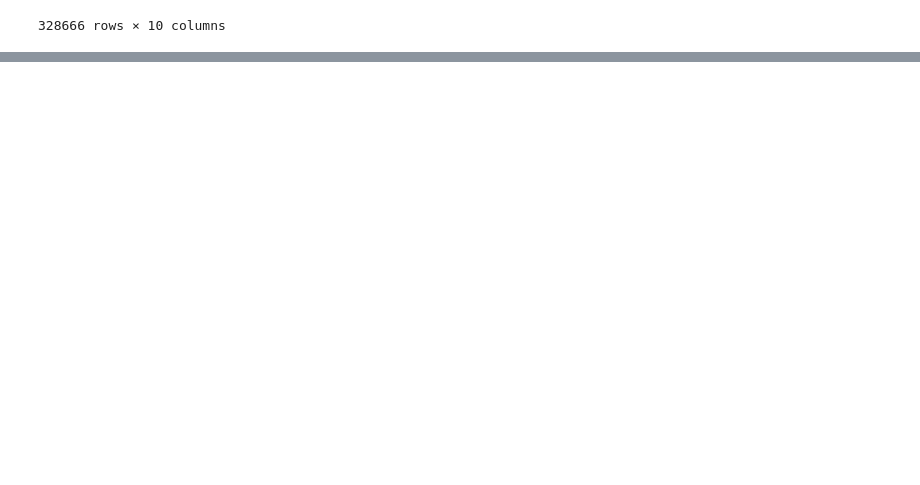
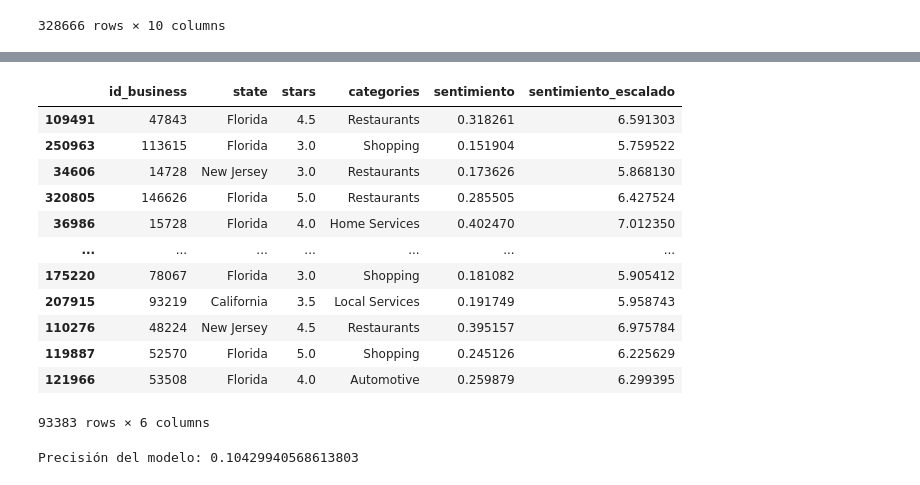
Before and after one commit to SaulZambranoMeza/Proyecto-NOVA, a Jupyter notebook: ML/modelo.ipynb, the cells around one changed output, grey strips where cells are left out. Cells and saved outputs as stored; diff of their text form; code cells hidden in the pictures; blank space fills up the shorter version.

```diff
--- a/ML/modelo.ipynb
+++ b/ML/modelo.ipynb
@@ -24,0 +122,2 @@ df_ml
+# %%
+df_muestra = df_ml_procesado.sample(frac=1, random_state=42)
@@ -25,20 +140,47 @@ df_ml
+# %%
+
+# Definir las categorías de interés
+categories_of_interest = ['Restaurants', 'Food', 'Shopping', 'Beauty & Spas', 'Home Services',
+                          'Health & Medical', 'Automotive', 'Local Services', 'Nightlife', 'Bars']
+
+# Filtrar el dataframe para que solo contenga las filas con las categorías de interés
+df_filtered = df_muestra[df_muestra['categories'].isin(categories_of_interest)]
+# %%
+df_filtered
+# %% [output]
+|  | id_business | state | stars | categories | sentimiento | sentimiento_escalado |
+| 109491 | 47843 | Florida | 4.5 | Restaurants | 0.318261 | 6.591303 |
+| 250963 | 113615 | Florida | 3.0 | Shopping | 0.151904 | 5.759522 |
+| 34606 | 14728 | New Jersey | 3.0 | Restaurants | 0.173626 | 5.868130 |
+| 320805 | 146626 | Florida | 5.0 | Restaurants | 0.285505 | 6.427524 |
+| 36986 | 15728 | Florida | 4.0 | Home Services | 0.402470 | 7.012350 |
+| ... | ... | ... | ... | ... | ... | ... |
+| 175220 | 78067 | Florida | 3.0 | Shopping | 0.181082 | 5.905412 |
+| 207915 | 93219 | California | 3.5 | Local Services | 0.191749 | 5.958743 |
+| 110276 | 48224 | New Jersey | 4.5 | Restaurants | 0.395157 | 6.975784 |
+| 119887 | 52570 | Florida | 5.0 | Shopping | 0.245126 | 6.225629 |
+| 121966 | 53508 | Florida | 4.0 | Automotive | 0.259879 | 6.299395 |
+93383 rows × 6 columns
 # %%
-X = df_ml[['state', 'stars', 'sentimiento', 'sentimiento_escalado']]
-X = pd.get_dummies(X, columns=['state'])  # Codificar variables categóricas
-y = df_ml['categories']
+# Preparar los datos
+X = df_filtered[['state', 'stars', 'sentimiento', 'sentimiento_escalado']]
+y = df_filtered['categories']
 
-# Dividir los datos en entrenamiento y prueba
+# Codificar variables categóricas
+X = pd.get_dummies(X)
+
+# Dividir los datos en conjuntos de entrenamiento y prueba
 X_train, X_test, y_train, y_test = train_test_split(X, y, test_size=0.2, random_state=42)
 
-# Entrenar el modelo
-clf = RandomForestClassifier(n_estimators=100, random_state=42)
-clf.fit(X_train, y_train)
+# Entrenar el modelo Random Forest
+model = RandomForestClassifier(n_estimators=100, random_state=42)
+model.fit(X_train, y_train)
+
+# Hacer predicciones
+y_pred = model.predict(X_test)
 
 # Evaluar el modelo
-y_pred = clf.predict(X_test)
-print(classification_report(y_test, y_pred))
-
-# Obtener características más importantes
-feature_importances = clf.feature_importances_
-important_features = pd.Series(feature_importances, index=X.columns).sort_values(ascending=False)
-print(important_features)
+accuracy = accuracy_score(y_test, y_pred)
+print("Precisión del modelo:", accuracy)
+# %% [output]
+Precisión del modelo: 0.10429940568613803
```
Also changed, not shown: parts of 18 cells of this notebook, 3 other files.
